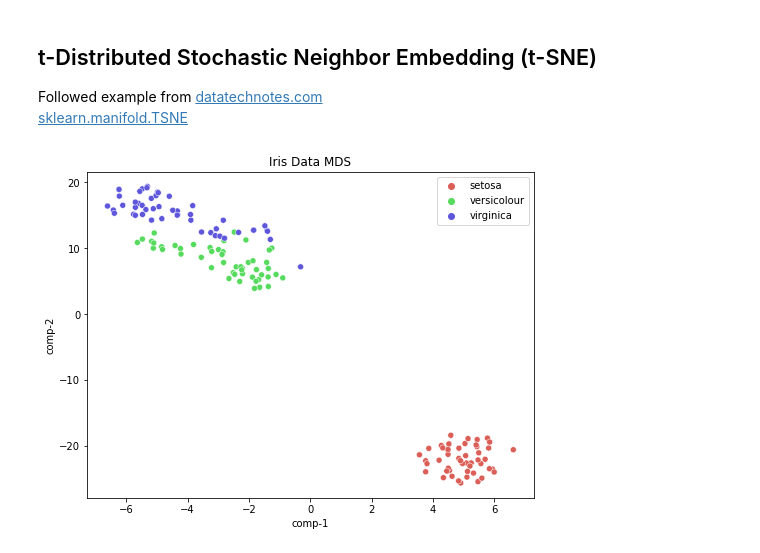
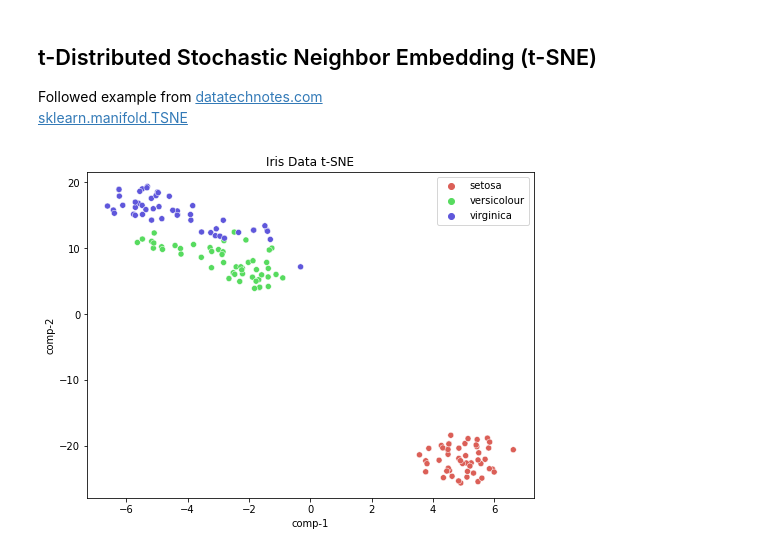
Before and after one commit to mbozada/data-science, a Jupyter notebook: iris.ipynb, the cells around one changed output. Cells and saved outputs as stored; diff of their text form; code cells hidden in the pictures.

```diff
--- a/iris.ipynb
+++ b/iris.ipynb
@@ -89,22 +89,22 @@ Followed example from [datatechnotes.com](https://www.datatechnotes.com/2020/11/
 # %%
 # Transform data
 tsne = TSNE(n_components=2, random_state=314159)
 X_transformed = tsne.fit_transform(X)
 
 # Build DataFrame
 df = pd.DataFrame()
 df['comp-1'] = X_transformed[:,0]
 df['comp-2'] = X_transformed[:,1]
 
 # t-SNE Scatter Plot
 plt.figure(figsize=[8,6])
 sns.scatterplot(
     data=df,
     x="comp-1",
     y="comp-2",
     hue=target_names,
     palette=sns.color_palette("hls", 3),
-    ).set(title="Iris Data MDS")
+    ).set(title="Iris Data t-SNE")
 plt.show()
 # %% [output]
-[figure, old version]
+[figure, new version]
```
